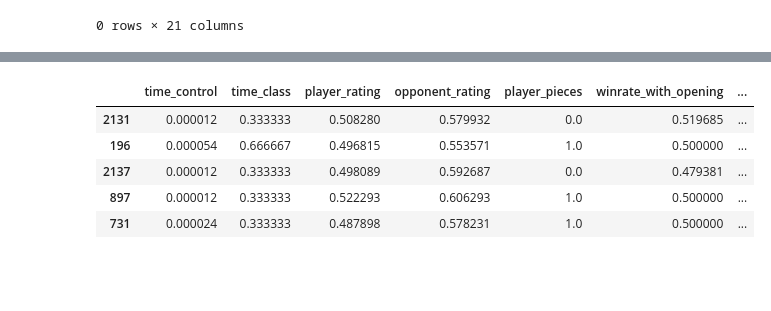
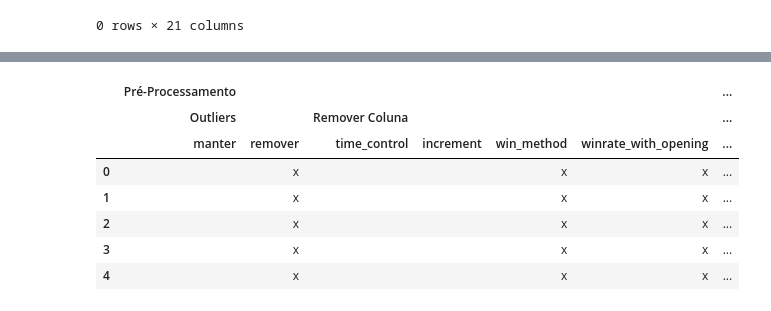
Before and after one commit to Mr-Barros/ENG4040, a Jupyter notebook: src/experimentacao/arvores_classificacao.ipynb, the cells around one changed output, grey strips where cells are left out. Saved outputs shown, nothing was run; the diff lists cells and outputs as text; code cells hidden in the pictures; blank space fills up the shorter version.

Commit message:
plan finished, best model not working

```diff
--- a/src/experimentacao/arvores_classificacao.ipynb
+++ b/src/experimentacao/arvores_classificacao.ipynb
@@ -189,6 +170,13 @@ ValueError: could not convert string to float: 'blitz'
+# %%
+def remove_columns(data: pd.DataFrame, columns_to_remove: list[str]) -> pd.DataFrame:
+    df = data.copy()
+    for column in df.columns:
+        if any(column_to_remove in column for column_to_remove in columns_to_remove):
+            df.drop([column], axis=1, inplace=True)
+    return df
 # %%
 def treat_outliers(data: pd.DataFrame) -> pd.DataFrame:
-    df = data
+    df = data.copy()
     for col in ['time_control', 'opponent_rating', 'winrate_with_opening']:
         if col not in df.columns:
             continue
@@ -222,7 +210,7 @@ column_combinations = [
 ]
 # %%
 model_params = {
-    'Árvore de Decisão': {
+    'Árvore de Classificação': {
         'model': DecisionTreeClassifier(),
         'params': {
             'criterion': ['gini', 'entropy', 'log_loss'],
@@ -232,8 +220,6 @@ model_params = {
         }
     }
 }
-
-params = model_params['Árvore de Decisão']['params']
 # %%
 columns = pd.MultiIndex.from_tuples([
     ('Pré-Processamento', 'Outliers', 'manter'),
@@ -276,48 +262,55 @@ scorers = {
     'Recall': make_scorer(recall_score, average='weighted'),
     'F1-Score': make_scorer(f1_score, average='weighted')
 }
+# %%
+# TODO: figure out how to handle multiple class classification (the precision metric is doing a division by 0)
+df = df[df['result'] != 'draw']
+
+# Split data
+train, test = train_test_split(df, train_size=0.8, random_state=42)
 # %%
 scores = []
 
 for remove_outliers in [True, False]:
     for combination in column_combinations:
-        train_preprocessed = preprocessing(train, combination)
+        train_treated = remove_columns(train, combination)
         if remove_outliers:
-            train_preprocessed = treat_outliers(train)
-
-        X_train = train_preprocessed.drop('result', axis=1)
-        y_train = train_preprocessed['result']
+            train_treated = treat_outliers(train)
 
 
-        # for model_name, mp in model_params.items():
-        #     clf = GridSearchCV(mp['model'], mp['params'], cv=5, scoring=scorers, return_train_score=False, refit='F1-Score')
-        #     clf.fit(X_train, y_train)
 
-        #     results = pd.DataFrame(clf.cv_results_)[['params', 'mean_test_Accuracy', 'mean_test_Precision', 'mean_test_Recall', 'mean_test_F1-Score']]
+        X_train = train_treated.drop('result', axis=1)
+        y_train = train_treated['result']
 
-        #     for _, metrics in results.iterrows():
-        #         row = pd.Series(index=columns, dtype=str)
-        #         row[:] = ' '
 
-        #         if remove_outliers:
-        #             row[('Pré-Processamento', 'Outliers', 'remover')] = 'x'
-        #         else:
-        #             row[('Pré-Processamento', 'Outliers', 'manter')] = 'x'
+        for model_name, mp in model_params.items():
+            clf = GridSearchCV(mp['model'], mp['params'], cv=5, scoring=scorers, return_train_score=False, refit='F1-Score')
+            clf.fit(X_train, y_train)
 
-        #         for column in combination:
-        #             row[('Pré-Processamento', 'Remover Coluna', column)] = 'x'
+            results = pd.DataFrame(clf.cv_results_)[['params', 'mean_test_Accuracy', 'mean_test_Precision', 'mean_test_Recall', 'mean_test_F1-Score']]
 
-        #         for param_name, param_value in metrics['params'].items():
-        #             row[('Mineração de Dados', f'{model_name}', f'{param_name}={param_value}')] = 'x'
+            for _, metrics in results.iterrows():
+                row = pd.Series(index=columns, dtype=str)
+                row[:] = ' '
 
-        #         row[('Pós-Processamento', 'Medidas', 'Accuracy')] = metrics['mean_test_Accuracy']
-        #         row[('Pós-Processamento', 'Medidas', 'Precision')] = metrics['mean_test_Precision']
-        #         row[('Pós-Processamento', 'Medidas', 'Recall')] = metrics['mean_test_Recall']
-        #         row[('Pós-Processamento', 'Medidas', 'F1-Score')] = metrics['mean_test_F1-Score']
+                if remove_outliers:
+                    row[('Pré-Processamento', 'Outliers', 'remover')] = 'x'
+                else:
+                    row[('Pré-Processamento', 'Outliers', 'manter')] = 'x'
 
-        #         experiment.loc[len(experiment)] = row
+                for column in combination:
+                    row[('Pré-Processamento', 'Remover Coluna', column)] = 'x'
 
-# print(experiment.shape)
-# experiment.head()
-X_train.head()
+                for param_name, param_value in metrics['params'].items():
+                    row[('Mineração de Dados', f'{model_name}', f'{param_name}={param_value}')] = 'x'
+
+                row[('Pós-Processamento', 'Medidas', 'Acurácia')] = metrics['mean_test_Accuracy']
+                row[('Pós-Processamento', 'Medidas', 'Precisão')] = metrics['mean_test_Precision']
+                row[('Pós-Processamento', 'Medidas', 'Recall')] = metrics['mean_test_Recall']
+                row[('Pós-Processamento', 'Medidas', 'F-Measure')] = metrics['mean_test_F1-Score']
+
+                experiment.loc[len(experiment)] = row
+
+print(experiment.shape)
+experiment.head()
 # %% [output]
@@ -324,6 +318,8 @@ X_train.head()
-|  | time_control | time_class | player_rating | opponent_rating | player_pieces | winrate_with_opening | ... |
-| 2131 | 0.000012 | 0.333333 | 0.508280 | 0.579932 | 0.0 | 0.519685 | ... |
-| 196 | 0.000054 | 0.666667 | 0.496815 | 0.553571 | 1.0 | 0.500000 | ... |
-| 2137 | 0.000012 | 0.333333 | 0.498089 | 0.592687 | 0.0 | 0.479381 | ... |
-| 897 | 0.000012 | 0.333333 | 0.522293 | 0.606293 | 1.0 | 0.500000 | ... |
-| 731 | 0.000024 | 0.333333 | 0.487898 | 0.578231 | 1.0 | 0.500000 | ... |
+|  | Pré-Processamento |  |  |  |  |  | ... |
+|  | Outliers |  | Remover Coluna |  |  |  | ... |
+|  | manter | remover | time_control | increment | win_method | winrate_with_opening | ... |
+| 0 |  | x |  |  | x | x | ... |
+| 1 |  | x |  |  | x | x | ... |
+| 2 |  | x |  |  | x | x | ... |
+| 3 |  | x |  |  | x | x | ... |
+| 4 |  | x |  |  | x | x | ... |
```
Also changed, not shown: parts of 6 cells of this notebook, 1 other file.
